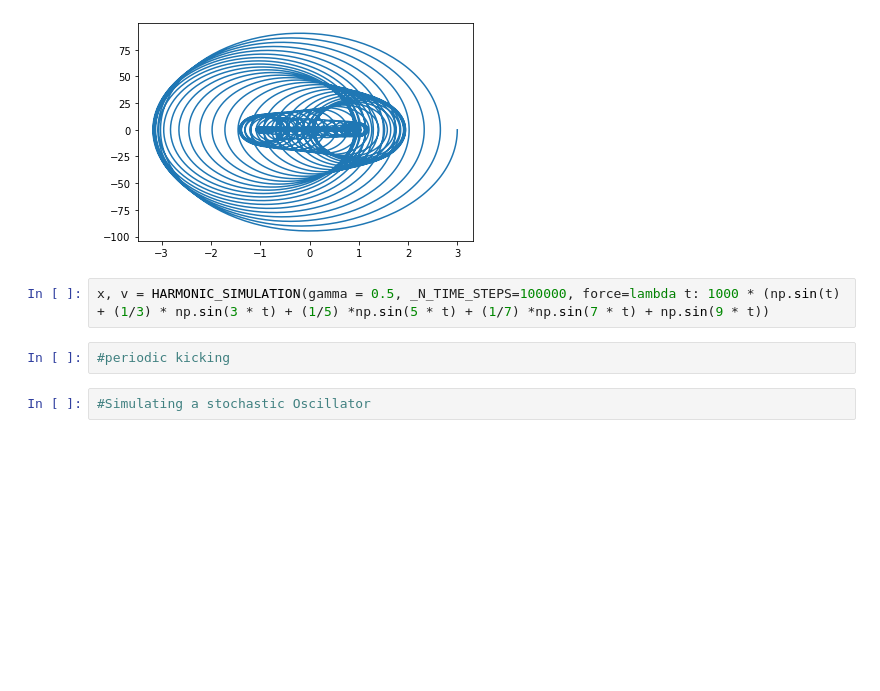
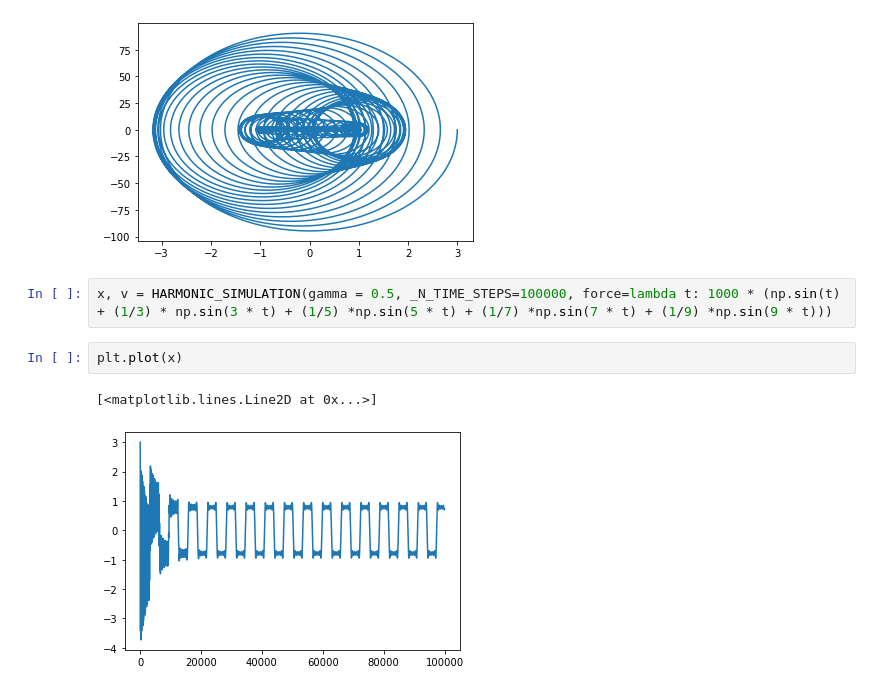
Before and after one commit to MichaelSkripalsh/Fluctuation-Dissipation-Theorem-NoteBooks, a Jupyter notebook: python_notebooks/ForcedHarmonicOscillator.ipynb, the cells around one changed output. Cells and saved outputs as stored; diff of their text form; blank space fills up the shorter version.

```diff
--- a/ForcedHarmonicOscillator.ipynb
+++ b/python_notebooks/ForcedHarmonicOscillator.ipynb
@@ -248,8 +248,9 @@ plt.plot(x, v)
 [<matplotlib.lines.Line2D at 0x...>]
 [figure]
 # %%
-x, v = HARMONIC_SIMULATION(gamma = 0.5, _N_TIME_STEPS=100000, force=lambda t: 1000 * (np.sin(t) + (1/3) * np.sin(3 * t) + (1/5) *np.sin(5 * t) + (1/7) *np.sin(7 * t) + np.sin(9 * t))
+x, v = HARMONIC_SIMULATION(gamma = 0.5, _N_TIME_STEPS=100000, force=lambda t: 1000 * (np.sin(t) + (1/3) * np.sin(3 * t) + (1/5) *np.sin(5 * t) + (1/7) *np.sin(7 * t) + (1/9) *np.sin(9 * t)))
-# %%
-#periodic kicking
-# %%
-#Simulating a stochastic Oscillator
+# %%
+plt.plot(x)
+# %% [output]
+[<matplotlib.lines.Line2D at 0x...>]
+[figure, added]
```
Also changed, not shown: parts of 8 cells of this notebook, 8 other files.
